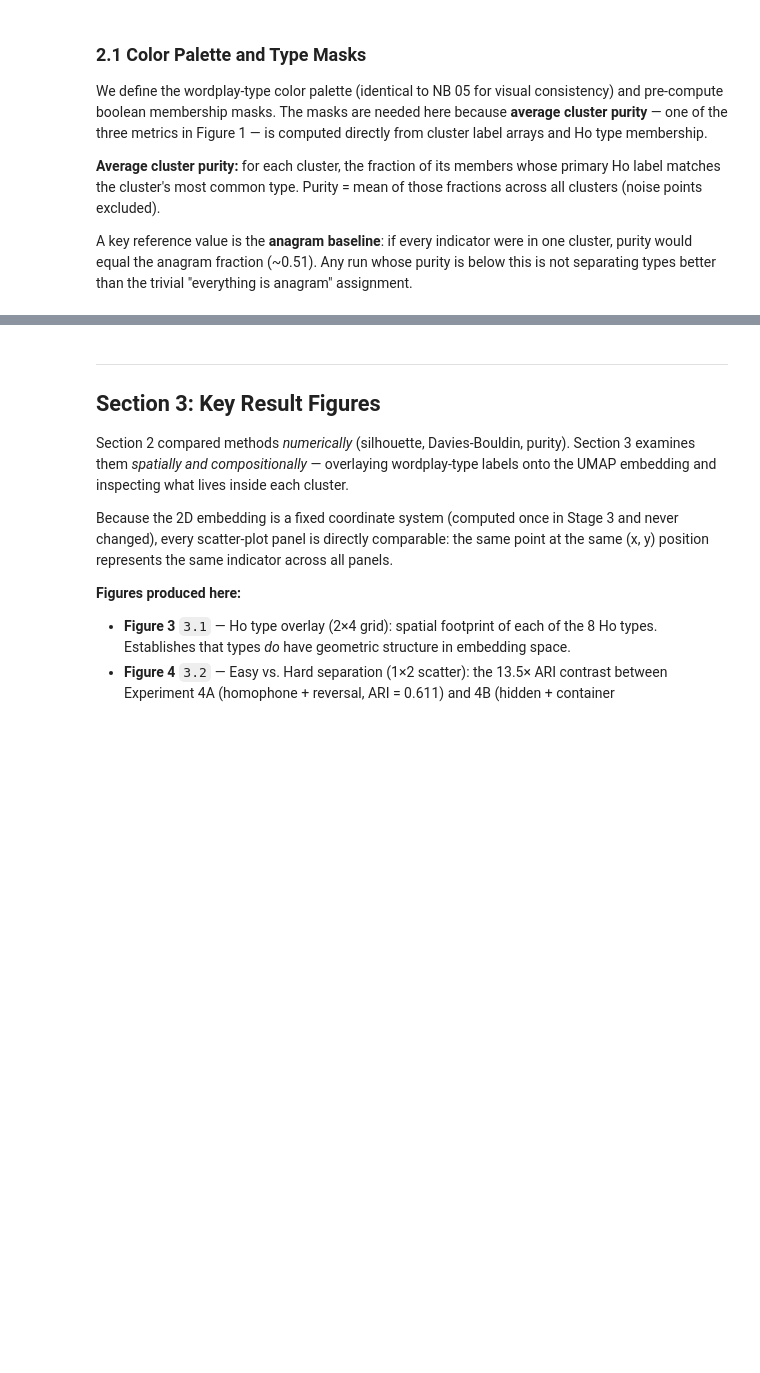
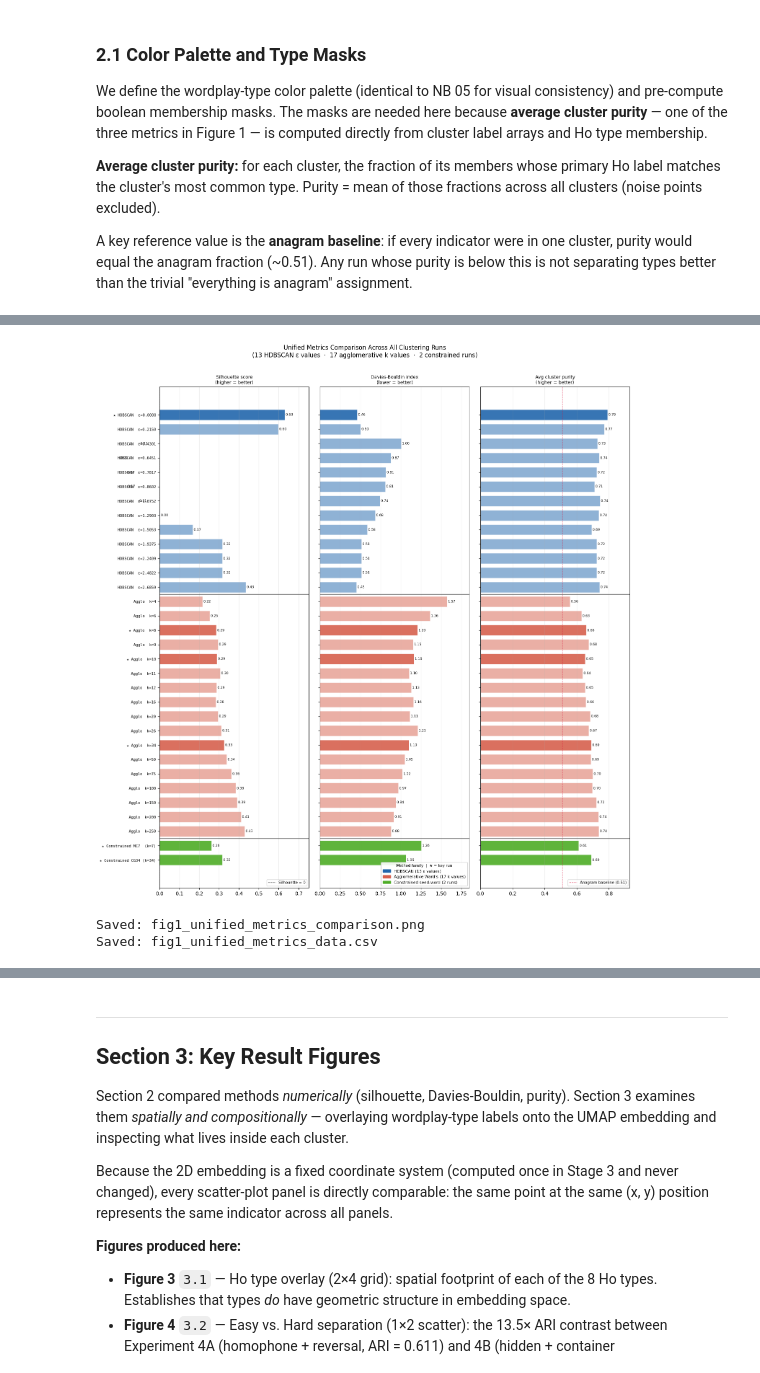
Before and after one commit to vwintumich/ccc-project, a Jupyter notebook: indicator_clustering/notebooks/06_evaluation_and_figures.ipynb, the cells around one changed output, grey strips where cells are left out. Drawn from its saved outputs; the diff is of its cells as text; code cells hidden in the pictures; blank space fills up the shorter version.

```diff
--- a/indicator_clustering/notebooks/06_evaluation_and_figures.ipynb
+++ b/indicator_clustering/notebooks/06_evaluation_and_figures.ipynb
@@ -814,13 +720,17 @@ metrics_cfg = [
     ("avg_purity",     "Avg cluster purity\n(higher = better)", True),
 ]
 
-for ax, (col, xlabel, higher_better) in zip(axes, metrics_cfg):
+for ax, (col, title, higher_better) in zip(axes, metrics_cfg):
     vals = df_display[col].values
 
     for i, (val, color, alpha) in enumerate(zip(vals, bar_colors, bar_alphas)):
         if not np.isnan(val):
             ax.barh(i, val, color=color, alpha=alpha,
                     edgecolor="white", linewidth=0.4, height=bar_h)
+            # Data label at right edge of bar, inside axis
+            ax.text(val, i, f" {val:.2f}",
+                    va="center", ha="left", fontsize=6.5,
+                    color="black")
 
     # Reference lines
     if col == "silhouette":
@@ -838,9 +748,15 @@ for ax, (col, xlabel, higher_better) in zip(axes, metrics_cfg):
         if df_display.iloc[i]["method_family"] != df_display.iloc[i - 1]["method_family"]:
             ax.axhline(i - 0.5, color="#444444", linewidth=1.0, linestyle="-")
 
-    ax.set_xlabel(xlabel, fontsize=9)
+    # Title at top; no x-axis label
+    ax.set_title(title, fontsize=9, pad=6)
     ax.grid(True, axis="x", alpha=0.25)
     ax.set_xlim(left=0)
+
+# Expand right side so data labels aren't clipped
+for ax in axes:
+    xlo, xhi = ax.get_xlim()
+    ax.set_xlim(xlo, xhi * 1.12)
 
 # Shared y-axis: labels only on leftmost panel
 axes[0].set_yticks(y_pos)
@@ -848,32 +764,36 @@ axes[0].set_yticklabels(ytick_labels, fontsize=7.5, family="monospace")
 axes[0].invert_yaxis()  # eps=0 / k=4 at top; constrained at bottom
 
 # Method-family legend in centre panel
 legend_patches = [
     mpatches.Patch(color=FAMILY_COLORS["HDBSCAN"],
                    label=f"HDBSCAN ({len(hdbscan_labels_dict)} ε values)"),
     mpatches.Patch(color=FAMILY_COLORS["Agglomerative"],
                    label=f"Agglomerative Ward's ({len(agglo_labels_dict)} k values)"),
     mpatches.Patch(color=FAMILY_COLORS["Constrained"],
                    label="Constrained seed-word (2 runs)"),
 ]
 axes[1].legend(handles=legend_patches, loc="lower right",
                fontsize=8, framealpha=0.9,
                title="Method family  |  ★ = key run", title_fontsize=7.5)
 
 fig.suptitle(
-    "Figure 1: Unified Metrics Comparison Across All Clustering Runs\n"
+    "Unified Metrics Comparison Across All Clustering Runs\n"
     f"({len(hdbscan_labels_dict)} HDBSCAN ε values  ·  "
     f"{len(agglo_labels_dict)} agglomerative k values  ·  2 constrained runs)",
     fontsize=12, y=1.01
 )
 
 plt.tight_layout()
 fig.savefig(REPORT_FIGURES_DIR / "fig1_unified_metrics_comparison.png",
             dpi=REPORT_DPI, bbox_inches="tight")
 plt.show()
 print("Saved: fig1_unified_metrics_comparison.png")
 
 # Save underlying numbers for the report appendix
 df_display.to_csv(OUTPUT_DIR / "fig1_unified_metrics_data.csv", index=False)
 print("Saved: fig1_unified_metrics_data.csv")
+# %% [output]
+[figure, added]
+Saved: fig1_unified_metrics_comparison.png
+Saved: fig1_unified_metrics_data.csv
 # %% [markdown]
```
Also changed, not shown: parts of 36 cells of this notebook.
